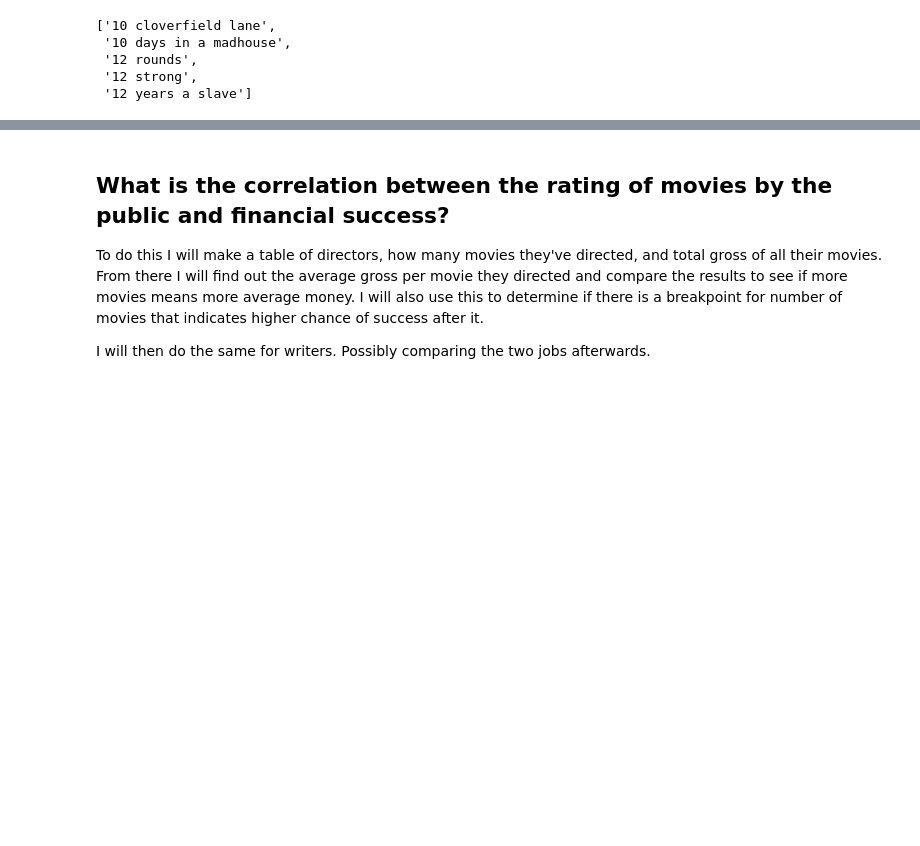
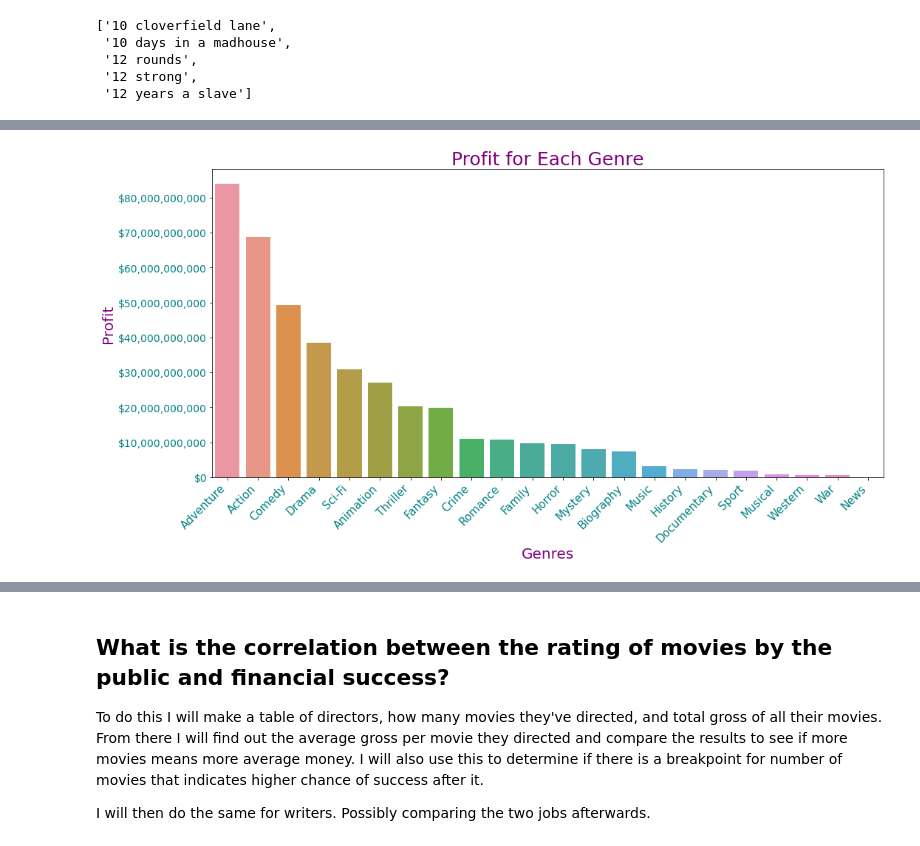
Before and after one commit to AustinTowery/Box-Office-Movies-Analysis, a Jupyter notebook: student.ipynb, the cells around one changed output, grey strips where cells are left out. Saved outputs shown, nothing was run; the diff lists cells and outputs as text; code cells hidden in the pictures; blank space fills up the shorter version.

```diff
--- a/student.ipynb
+++ b/student.ipynb
@@ -1117,0 +1171,5 @@ df.head()
+# %%
+# create new column and set equal to worldwide gross minus production_budget
+df_genre_exploded['profit'] = df_genre_exploded[
+                'worldwide_gross'] - df_genre_exploded['production_budget']
+df_genre_exploded
@@ -1117,0 +1194,5 @@ df.head()
+# %%
+# new dataframe that exludes any movies with a worldwide gross of 0
+df_genre_exploded_profit = df_genre_exploded[
+                            df_genre_exploded.worldwide_gross != 0]
+df_genre_exploded_profit
@@ -1117,0 +1213,5 @@ df.head()
+# %%
+# within the new dataframe remove any movies with a production budget of 0
+df_genre_exploded_profit = df_genre_exploded_profit[
+                            df_genre_exploded_profit.production_budget != 0]
+df_genre_exploded_profit
@@ -1117,0 +1232,7 @@ df.head()
+# %%
+# Sum each column in exploded df and groupby Genres to get the total gross of
+# movies with the associated genre tag
+df_genres_profit_aggregated = df_genre_exploded_profit.groupby('Genres').sum().sort_values('profit',
+                                                      ascending=False)
+
+df_genres_profit_aggregated
@@ -1117,0 +1258,25 @@ df.head()
+# %%
+# create figure and axis for barplot showing total worldwide gross for each genre
+plt.figure(figsize = (15,8))
+ax = sns.barplot(data=df_genres_profit_aggregated,
+                 x=df_genres_profit_aggregated.index, y='profit')
+
+# set y-axis tick labels to plain style for readability
+plt.ticklabel_format(style='plain', axis='y')
+# create string format for y-axis tick labels
+gross_format = mpl.ticker.StrMethodFormatter('${x:,.0f}')
+
+# apply string format to worldwide gross values
+ax.yaxis.set_major_formatter(gross_format)
+ax.yaxis.set_tick_params(labelcolor='teal', labelsize=14)
+# rotate tick labels for genres to help with readability
+ax.set_xticklabels(ax.get_xticklabels(), rotation=45, ha="right")
+ax.xaxis.set_tick_params(labelcolor='teal', labelsize=15)
+
+plt.title("Profit for Each Genre", color='purple', fontsize=25)
+plt.ylabel("Profit", color='purple', fontsize=20)
+plt.xlabel("Genres", color='purple', fontsize=20)
+
+plt.tight_layout();
+# %% [output]
+[figure, added]
```
Also changed, not shown: parts of 142 cells of this notebook.
